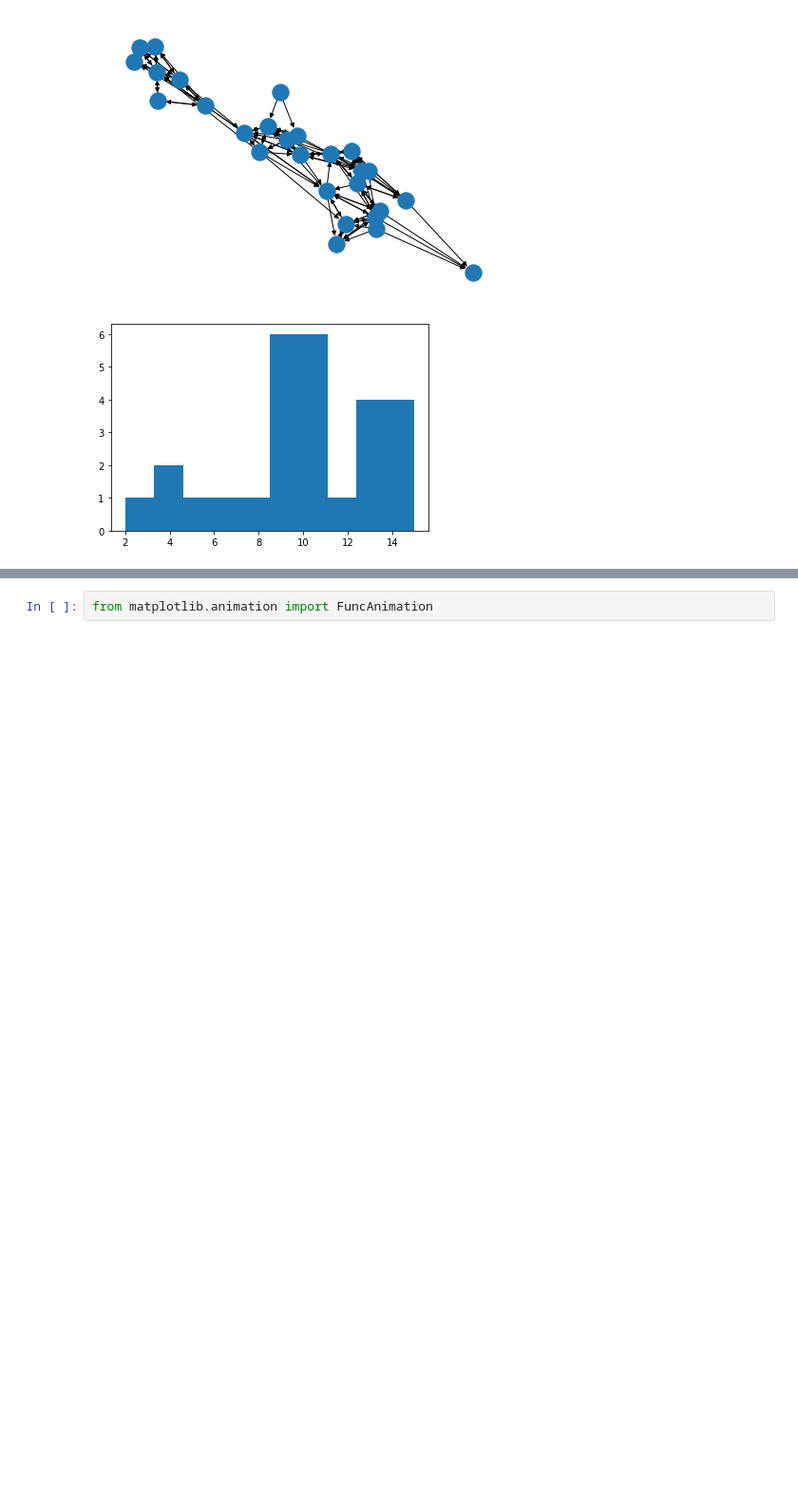
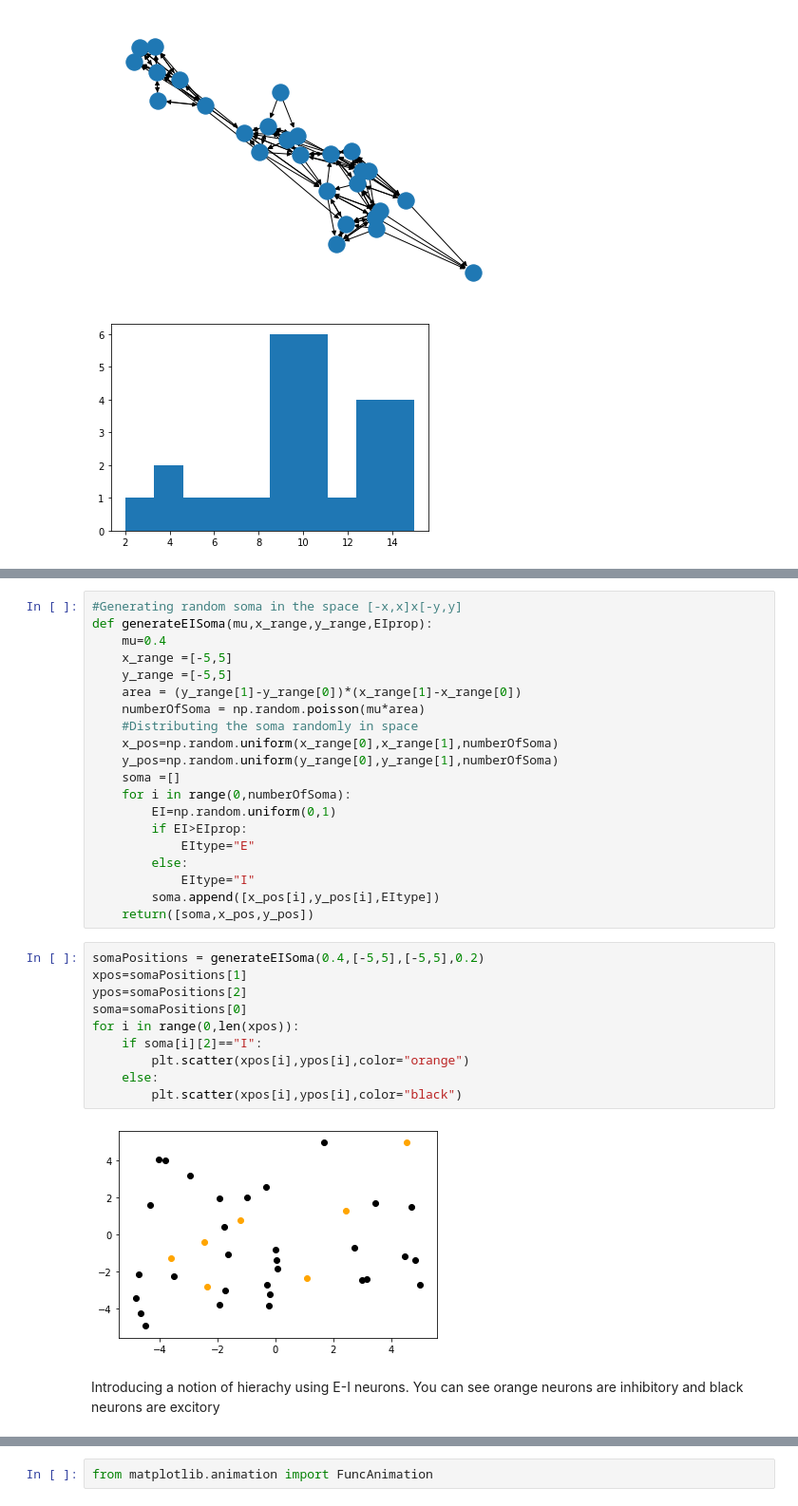
Before and after one commit to rnartallo/randomlygrownnetworks, a Jupyter notebook: initialprojectwork.ipynb, the cells around one changed output, grey strips where cells are left out. Shown: that part at 95% size. Cells and saved outputs as stored; diff of their text form; blank space fills up the shorter version.

```diff
--- a/initialprojectwork.ipynb
+++ b/initialprojectwork.ipynb
@@ -356,0 +343,34 @@ Average degree: 9.925925925925926
+# %%
+#Generating random soma in the space [-x,x]x[-y,y]
+def generateEISoma(mu,x_range,y_range,EIprop):
+    mu=0.4
+    x_range =[-5,5]
+    y_range =[-5,5]
+    area = (y_range[1]-y_range[0])*(x_range[1]-x_range[0])
+    numberOfSoma = np.random.poisson(mu*area)
+    #Distributing the soma randomly in space
+    x_pos=np.random.uniform(x_range[0],x_range[1],numberOfSoma)
+    y_pos=np.random.uniform(y_range[0],y_range[1],numberOfSoma)
+    soma =[]
+    for i in range(0,numberOfSoma):
+        EI=np.random.uniform(0,1)
+        if EI>EIprop:
+            EItype="E"
+        else:
+            EItype="I"
+        soma.append([x_pos[i],y_pos[i],EItype])
+    return([soma,x_pos,y_pos])
+# %%
+somaPositions = generateEISoma(0.4,[-5,5],[-5,5],0.2)
+xpos=somaPositions[1]
+ypos=somaPositions[2]
+soma=somaPositions[0]
+for i in range(0,len(xpos)):
+    if soma[i][2]=="I":
+        plt.scatter(xpos[i],ypos[i],color="orange")
+    else:
+        plt.scatter(xpos[i],ypos[i],color="black")
+# %% [output]
+[figure, added]
+# %% [markdown]
+Introducing a notion of hierachy using E-I neurons. You can see orange neurons are inhibitory and black neurons are excitory
```
Also changed, not shown: parts of 16 cells of this notebook.
